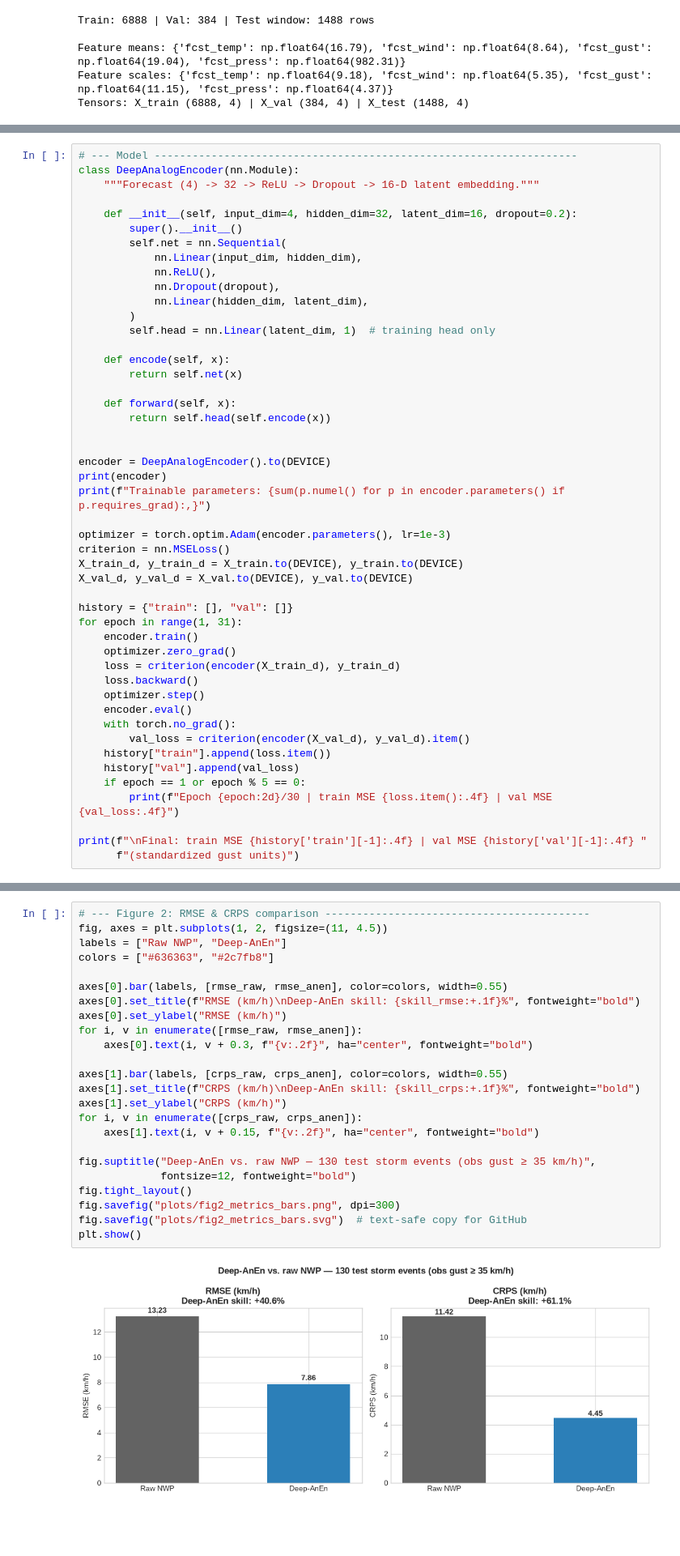
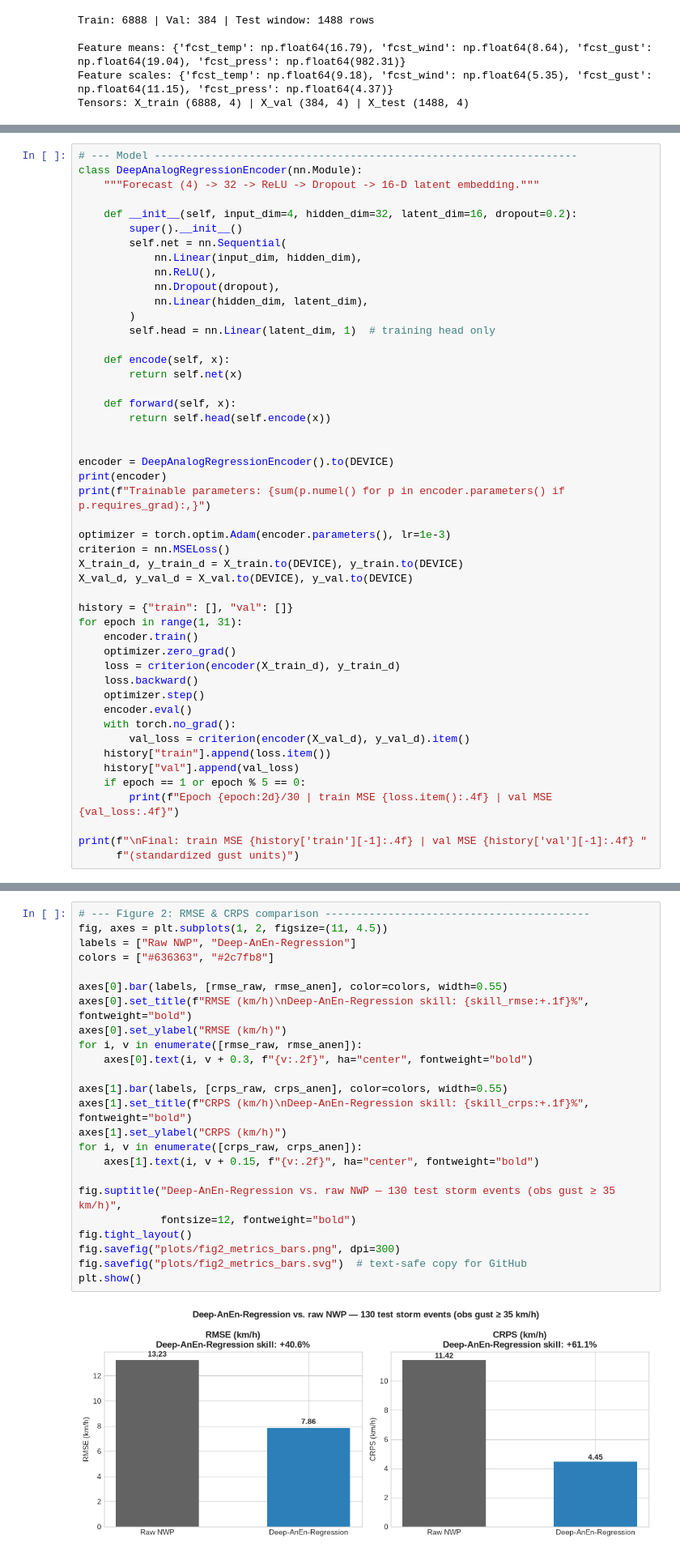
Before and after one commit to Mahinul372/ML-Analog-Ensemble-Severe-Weather, a Jupyter notebook: notebooks/deep_anen_severe_weather.ipynb, the cells around one changed output, grey strips where cells are left out. Shown at 81% size. Saved outputs shown, nothing was run; the diff lists cells and outputs as text; blank space fills up the shorter version.

```diff
--- a/notebooks/deep_anen_severe_weather.ipynb
+++ b/notebooks/deep_anen_severe_weather.ipynb
@@ -167,7 +167,7 @@ embeddings by Euclidean distance, and return the *observed* gusts at those
 15 analog times as the ensemble.
 # %%
 # --- Model -------------------------------------------------------------------
-class DeepAnalogEncoder(nn.Module):
+class DeepAnalogRegressionEncoder(nn.Module):
     """Forecast (4) -> 32 -> ReLU -> Dropout -> 16-D latent embedding."""
 
     def __init__(self, input_dim=4, hidden_dim=32, latent_dim=16, dropout=0.2):
@@ -187,7 +187,7 @@ class DeepAnalogEncoder(nn.Module):
         return self.head(self.encode(x))
 
 
-encoder = DeepAnalogEncoder().to(DEVICE)
+encoder = DeepAnalogRegressionEncoder().to(DEVICE)
 print(encoder)
 print(f"Trainable parameters: {sum(p.numel() for p in encoder.parameters() if p.requires_grad):,}")
 
@@ -415,29 +415,29 @@ plt.show()
 # %%
 # --- Figure 2: RMSE & CRPS comparison ------------------------------------------
 fig, axes = plt.subplots(1, 2, figsize=(11, 4.5))
-labels = ["Raw NWP", "Deep-AnEn"]
+labels = ["Raw NWP", "Deep-AnEn-Regression"]
 colors = ["#636363", "#2c7fb8"]
 
 axes[0].bar(labels, [rmse_raw, rmse_anen], color=colors, width=0.55)
-axes[0].set_title(f"RMSE (km/h)\nDeep-AnEn skill: {skill_rmse:+.1f}%", fontweight="bold")
+axes[0].set_title(f"RMSE (km/h)\nDeep-AnEn-Regression skill: {skill_rmse:+.1f}%", fontweight="bold")
 axes[0].set_ylabel("RMSE (km/h)")
 for i, v in enumerate([rmse_raw, rmse_anen]):
     axes[0].text(i, v + 0.3, f"{v:.2f}", ha="center", fontweight="bold")
 
 axes[1].bar(labels, [crps_raw, crps_anen], color=colors, width=0.55)
-axes[1].set_title(f"CRPS (km/h)\nDeep-AnEn skill: {skill_crps:+.1f}%", fontweight="bold")
+axes[1].set_title(f"CRPS (km/h)\nDeep-AnEn-Regression skill: {skill_crps:+.1f}%", fontweight="bold")
 axes[1].set_ylabel("CRPS (km/h)")
 for i, v in enumerate([crps_raw, crps_anen]):
     axes[1].text(i, v + 0.15, f"{v:.2f}", ha="center", fontweight="bold")
 
-fig.suptitle("Deep-AnEn vs. raw NWP — 130 test storm events (obs gust ≥ 35 km/h)",
+fig.suptitle("Deep-AnEn-Regression vs. raw NWP — 130 test storm events (obs gust ≥ 35 km/h)",
              fontsize=12, fontweight="bold")
 fig.tight_layout()
 fig.savefig("plots/fig2_metrics_bars.png", dpi=300)
 fig.savefig("plots/fig2_metrics_bars.svg")  # text-safe copy for GitHub
 plt.show()
 # %% [output]
-[figure, old version]
+[figure, new version]
 # %% [markdown]
 ## 5. Save Outputs & Export
 
```
Also changed, not shown: parts of 10 cells of this notebook, 18 other files.
